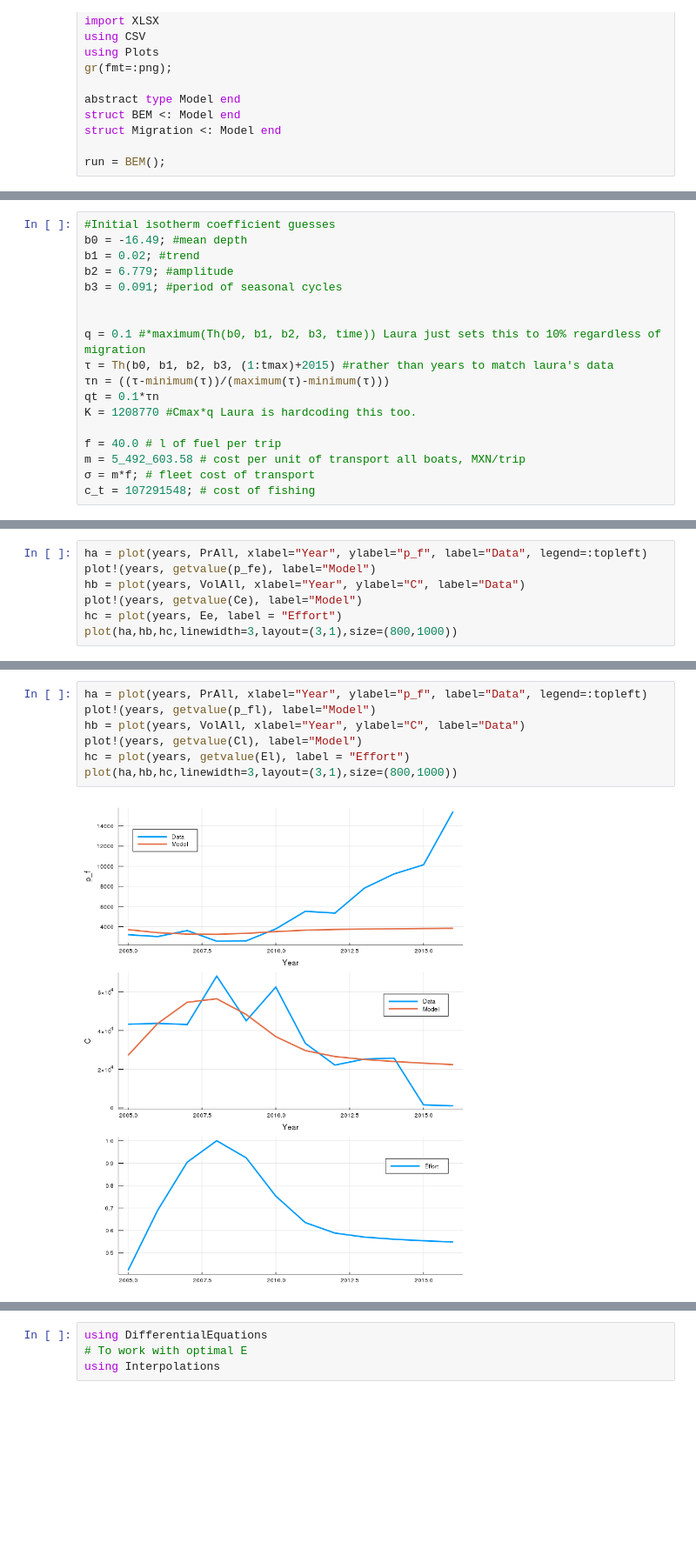
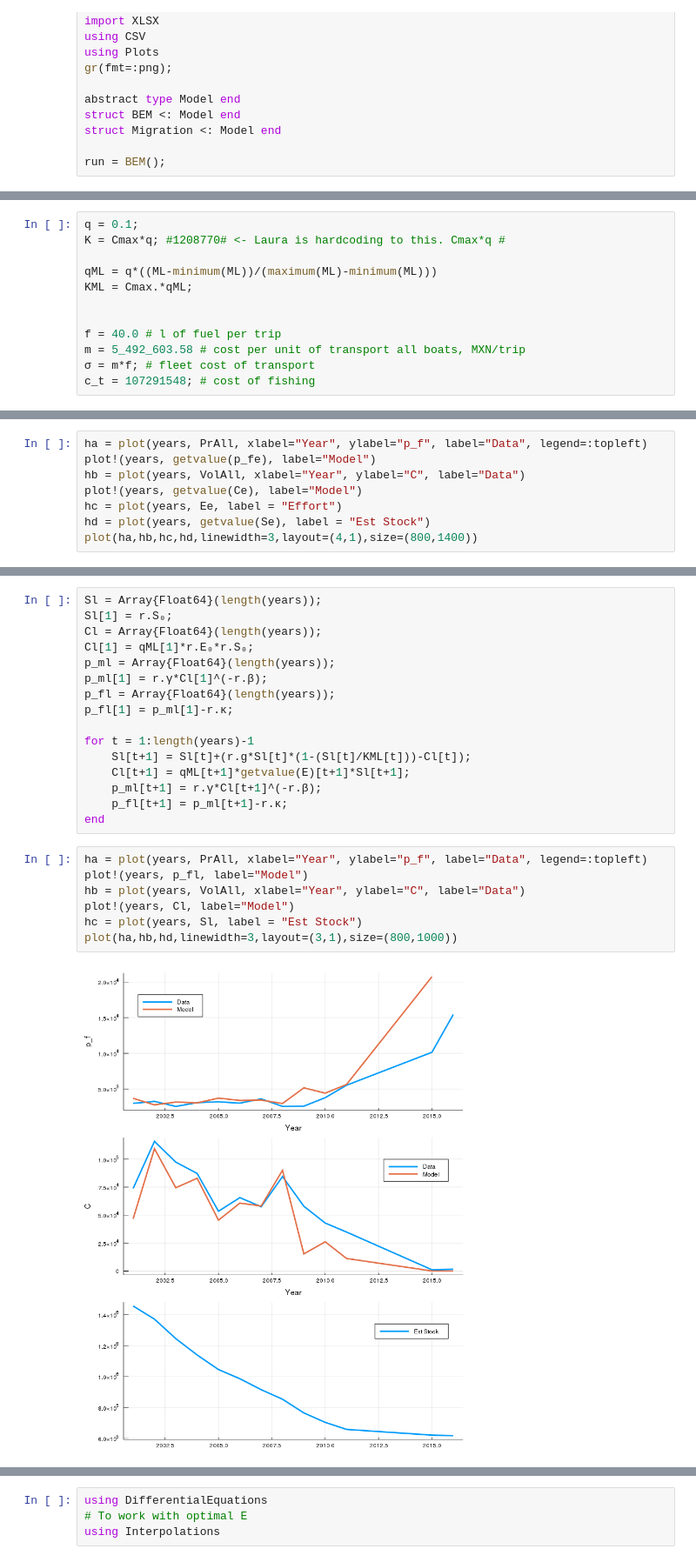
Before and after one commit to Lelsler/Squid, a Jupyter notebook: bem.ipynb, the cells around one changed output, grey strips where cells are left out. Shown at 87% size. Drawn from its saved outputs; the diff is of its cells as text; blank space fills up the shorter version.

```diff
--- a/bem.ipynb
+++ b/bem.ipynb
@@ -50,16 +27,10 @@ end
 # %%
-#Initial isotherm coefficient guesses
-b0 = -16.49; #mean depth
-b1 = 0.02; #trend
-b2 = 6.779; #amplitude
-b3 = 0.091; #period of seasonal cycles
+q = 0.1;
+K = Cmax*q; #1208770# <- Laura is hardcoding to this. Cmax*q #
 
+qML = q*((ML-minimum(ML))/(maximum(ML)-minimum(ML)))
+KML = Cmax.*qML;
 
-q = 0.1 #*maximum(Th(b0, b1, b2, b3, time)) Laura just sets this to 10% regardless of migration
-τ = Th(b0, b1, b2, b3, (1:tmax)+2015) #rather than years to match laura's data
-τn = ((τ-minimum(τ))/(maximum(τ)-minimum(τ)))
-qt = 0.1*τn
-K = 1208770 #Cmax*q Laura is hardcoding this too.
 
 f = 40.0 # l of fuel per trip
 m = 5_492_603.58 # cost per unit of transport all boats, MXN/trip
@@ -235,4 +211,5 @@ plot!(years, getvalue(p_fe), label="Model")
 hb = plot(years, VolAll, xlabel="Year", ylabel="C", label="Data")
 plot!(years, getvalue(Ce), label="Model")
 hc = plot(years, Ee, label = "Effort")
-plot(ha,hb,hc,linewidth=3,layout=(3,1),size=(800,1000))
+hd = plot(years, getvalue(Se), label = "Est Stock")
+plot(ha,hb,hc,hd,linewidth=3,layout=(4,1),size=(800,1400))
@@ -289,9 +264,25 @@ EXIT: Optimal Solution Found.
+# %%
+Sl = Array{Float64}(length(years));
+Sl[1] = r.S₀;
+Cl = Array{Float64}(length(years));
+Cl[1] = qML[1]*r.E₀*r.S₀;
+p_ml = Array{Float64}(length(years));
+p_ml[1] = r.γ*Cl[1]^(-r.β);
+p_fl = Array{Float64}(length(years));
+p_fl[1] = p_ml[1]-r.κ;
+
+for t = 1:length(years)-1
+    Sl[t+1] = Sl[t]+(r.g*Sl[t]*(1-(Sl[t]/KML[t]))-Cl[t]);
+    Cl[t+1] = qML[t+1]*getvalue(E)[t+1]*Sl[t+1];
+    p_ml[t+1] = r.γ*Cl[t+1]^(-r.β);
+    p_fl[t+1] = p_ml[t+1]-r.κ;
+end
 # %%
 ha = plot(years, PrAll, xlabel="Year", ylabel="p_f", label="Data", legend=:topleft)
-plot!(years, getvalue(p_fl), label="Model")
+plot!(years, p_fl, label="Model")
 hb = plot(years, VolAll, xlabel="Year", ylabel="C", label="Data")
-plot!(years, getvalue(Cl), label="Model")
-hc = plot(years, getvalue(El), label = "Effort")
-plot(ha,hb,hc,linewidth=3,layout=(3,1),size=(800,1000))
+plot!(years, Cl, label="Model")
+hc = plot(years, Sl, label = "Est Stock")
+plot(ha,hb,hd,linewidth=3,layout=(3,1),size=(800,1000))
 # %% [output]
-[figure, old version]
+[figure, new version]
```
Also changed, not shown: parts of 31 cells of this notebook.
